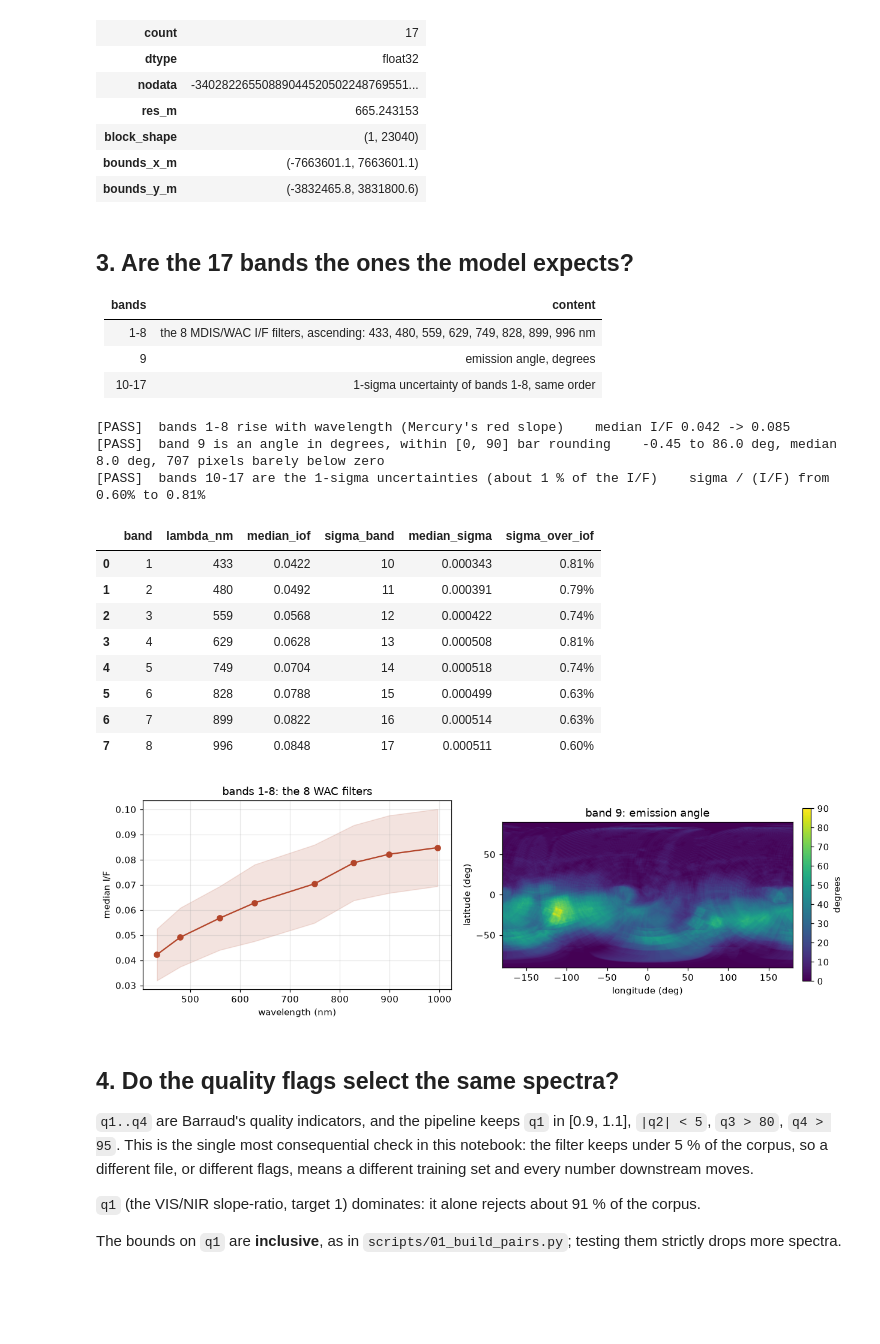
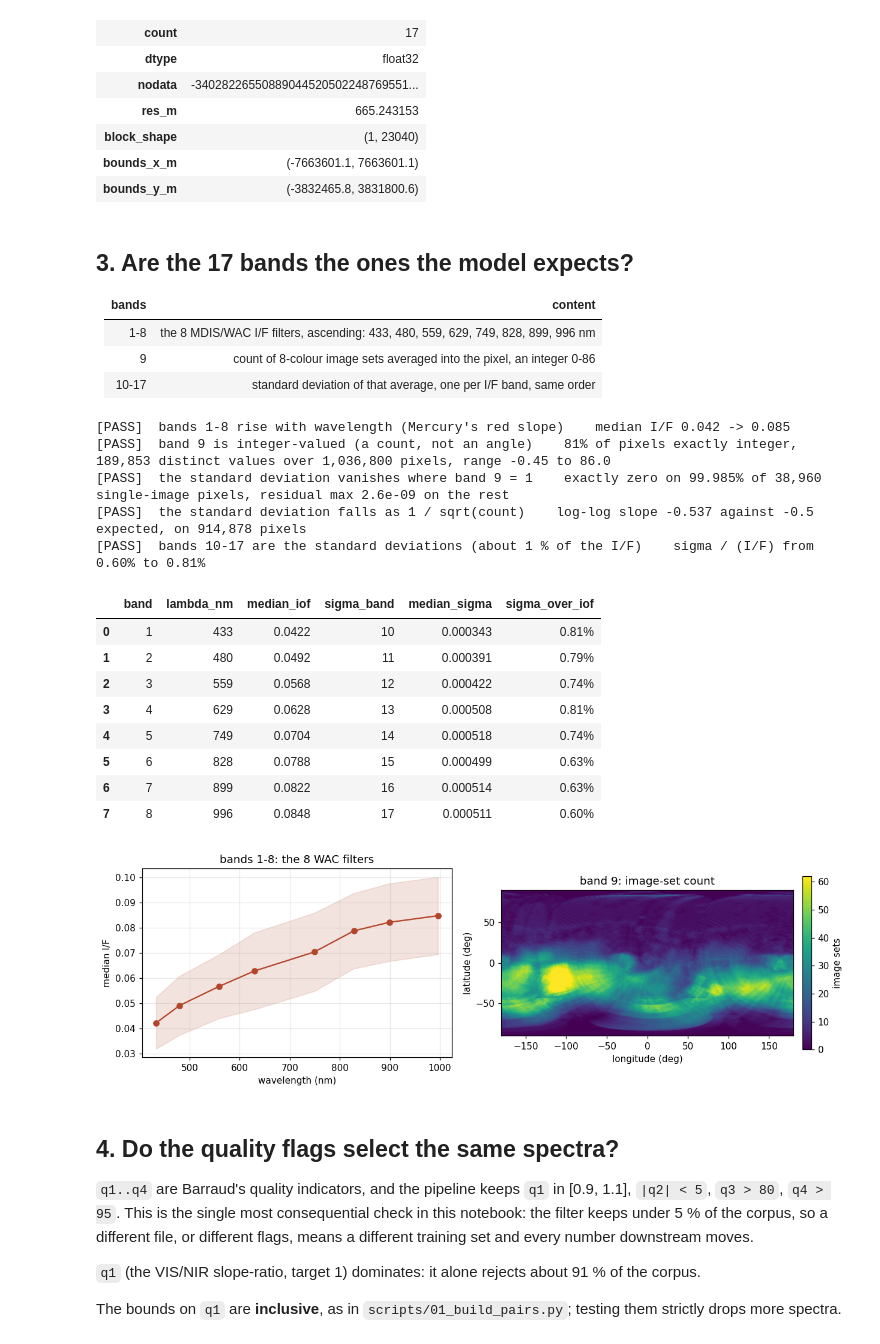
Before and after one commit to raphael-muller/mdis2vihi, a Jupyter notebook: notebooks/01_check_input_data.ipynb, the cells around one changed output. Drawn from its saved outputs; the diff is of its cells as text; code cells hidden in the pictures; blank space fills up the shorter version.

```diff
--- a/notebooks/01_check_input_data.ipynb
+++ b/notebooks/01_check_input_data.ipynb
@@ -139,13 +139,12 @@ pd.Series(prof).to_frame("value")
 | bounds_y_m | (-3832465.8, 3831800.6) |
 # %% [markdown]
 ## 3. Are the 17 bands the ones the model expects?
-
 
 | bands | content |
 |---|---|
 | 1-8 | the 8 MDIS/WAC I/F filters, ascending: 433, 480, 559, 629, 749, 828, 899, 996 nm |
-| 9 | emission angle, degrees |
-| 10-17 | 1-sigma uncertainty of bands 1-8, same order |
+| 9 | count of 8-colour image sets averaged into the pixel, an integer 0-86 |
+| 10-17 | standard deviation of that average, one per I/F band, same order |
 # %%
 WAC_NM = np.array([433, 480, 559, 629, 749, 828, 899, 996])
 DECIM = 16
@@ -155,49 +154,69 @@ with rasterio.open(MDIS) as ds:
 dec[dec <= NODATA] = np.nan
 
 med = np.nanmedian(dec.reshape(dec.shape[0], -1), axis=1)
-iof, emission, sigma = med[:8], dec[8], med[9:17]
+iof, count, sigma = med[:8], dec[8], med[9:17]
 rel = sigma / iof
 
 check("bands 1-8 rise with wavelength (Mercury's red slope)",
       bool(np.all(np.diff(iof) > 0)), f"median I/F {iof[0]:.3f} -> {iof[-1]:.3f}")
-n_neg = int(np.nansum(emission < 0))
-check("band 9 is an angle in degrees, within [0, 90] bar rounding",
-      float(np.nanmin(emission)) > -1.0 and float(np.nanmax(emission)) <= 90.0,
-      f"{np.nanmin(emission):.2f} to {np.nanmax(emission):.1f} deg, "
-      f"median {np.nanmedian(emission):.1f} deg, {n_neg} pixels barely below zero")
-check("bands 10-17 are the 1-sigma uncertainties (about 1 % of the I/F)",
+
+# --- band 9 is a count of images ---------------------------------
+c = count[np.isfinite(count)]
+frac_int = float(np.mean(np.abs(c - np.round(c)) < 1e-6))
+check("band 9 is integer-valued (a count, not an angle)", frac_int > 0.5,
+      f"{frac_int:.0%} of pixels exactly integer, {np.unique(c).size:,} distinct values "
+      f"over {c.size:,} pixels, range {c.min():.2f} to {c.max():.1f}")
+
+# The count is the number of images averaged, so a pixel built from one image has a
+# standard deviation of exactly zero, and sigma falls as 1/sqrt(count) beyond that.
+s749 = dec[13]                                    # sigma of band 5 (749 nm) = band 14
+one = np.isfinite(s749) & (np.abs(count - 1) < 1e-6)
+exact = float(np.mean(s749[one] == 0.0))
+check("the standard deviation vanishes where band 9 = 1", exact > 0.999,
+      f"exactly zero on {exact:.3%} of {int(one.sum()):,} single-image pixels, "
+      f"residual max {np.nanmax(np.abs(s749[one])):.1e} on the rest")
+
+m = np.isfinite(s749) & (s749 > 0) & (count >= 2) & np.isfinite(dec[4]) & (dec[4] > 0)
+p = np.polyfit(np.log(count[m]), np.log(s749[m] / dec[4][m]), 1)[0]
+check("the standard deviation falls as 1 / sqrt(count)", -0.75 < p < -0.25,
+      f"log-log slope {p:.3f} against -0.5 expected, on {int(m.sum()):,} pixels")
+
+check("bands 10-17 are the standard deviations (about 1 % of the I/F)",
       bool(np.all((rel > 0.002) & (rel < 0.03))),
       f"sigma / (I/F) from {rel.min():.2%} to {rel.max():.2%}")
 
 fig, ax = plt.subplots(1, 2, figsize=(11.5, 3.8))
 ax[0].plot(WAC_NM, iof, "o-", color="#b3452a")
 ax[0].fill_between(WAC_NM, iof - sigma * 30, iof + sigma * 30, color="#b3452a", alpha=0.15)
 ax[0].set(xlabel="wavelength (nm)", ylabel="median I/F",
           title="bands 1-8: the 8 WAC filters")
-im = ax[1].imshow(emission, extent=[-180, 180, -90, 90], cmap="viridis", vmin=0, vmax=90)
+im = ax[1].imshow(count, extent=[-180, 180, -90, 90], cmap="viridis",
+                  vmin=0, vmax=float(np.nanpercentile(count, 99)))
 ax[1].set(xlabel="longitude (deg)", ylabel="latitude (deg)",
-          title="band 9: emission angle")
+          title="band 9: image-set count")
 ax[1].grid(False)
-fig.colorbar(im, ax=ax[1], fraction=0.028, pad=0.03, label="degrees")
+fig.colorbar(im, ax=ax[1], fraction=0.028, pad=0.03, label="image sets")
 fig.tight_layout()
 
 pd.DataFrame({"band": np.arange(1, 9), "lambda_nm": WAC_NM, "median_iof": iof.round(4),
               "sigma_band": np.arange(10, 18), "median_sigma": sigma.round(6),
               "sigma_over_iof": [f"{r:.2%}" for r in rel]})
 # %% [output]
 [PASS]  bands 1-8 rise with wavelength (Mercury's red slope)    median I/F 0.042 -> 0.085
-[PASS]  band 9 is an angle in degrees, within [0, 90] bar rounding    -0.45 to 86.0 deg, median 8.0 deg, 707 pixels barely below zero
-[PASS]  bands 10-17 are the 1-sigma uncertainties (about 1 % of the I/F)    sigma / (I/F) from 0.60% to 0.81%
+[PASS]  band 9 is integer-valued (a count, not an angle)    81% of pixels exactly integer, 189,853 distinct values over 1,036,800 pixels, range -0.45 to 86.0
+[PASS]  the standard deviation vanishes where band 9 = 1    exactly zero on 99.985% of 38,960 single-image pixels, residual max 2.6e-09 on the rest
+[PASS]  the standard deviation falls as 1 / sqrt(count)    log-log slope -0.537 against -0.5 expected, on 914,878 pixels
+[PASS]  bands 10-17 are the standard deviations (about 1 % of the I/F)    sigma / (I/F) from 0.60% to 0.81%
 |  | band | lambda_nm | median_iof | sigma_band | median_sigma | sigma_over_iof |
 | 0 | 1 | 433 | 0.0422 | 10 | 0.000343 | 0.81% |
 | 1 | 2 | 480 | 0.0492 | 11 | 0.000391 | 0.79% |
 | 2 | 3 | 559 | 0.0568 | 12 | 0.000422 | 0.74% |
 | 3 | 4 | 629 | 0.0628 | 13 | 0.000508 | 0.81% |
 | 4 | 5 | 749 | 0.0704 | 14 | 0.000518 | 0.74% |
 | 5 | 6 | 828 | 0.0788 | 15 | 0.000499 | 0.63% |
 | 6 | 7 | 899 | 0.0822 | 16 | 0.000514 | 0.63% |
 | 7 | 8 | 996 | 0.0848 | 17 | 0.000511 | 0.60% |
-[figure, old version]
+[figure, new version]
 # %% [markdown]
 ## 4. Do the quality flags select the same spectra?
 
```
Also changed, not shown: parts of 6 cells of this notebook, 25 other files.
